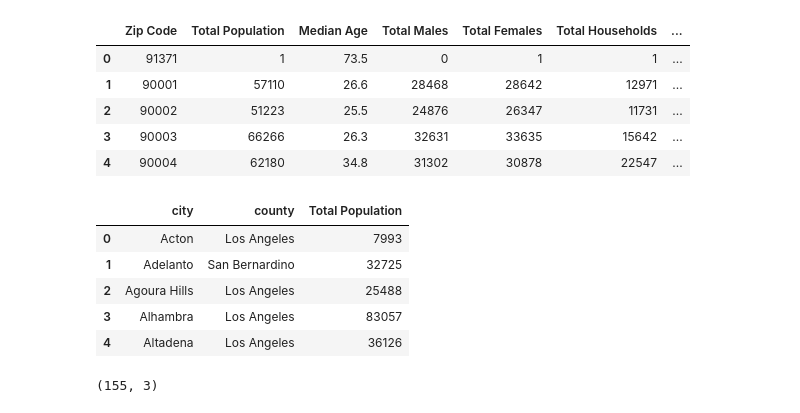
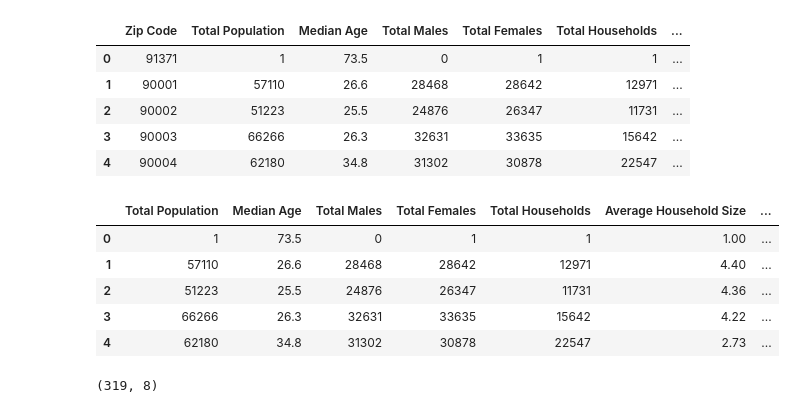
Before and after one commit to salma71/COVID_-LA, a Jupyter notebook: data_expolration.ipynb, the cells around one changed output. Cells and saved outputs as stored; diff of their text form; code cells hidden in the pictures.

```diff
--- a/data_expolration.ipynb
+++ b/data_expolration.ipynb
@@ -170,17 +170,17 @@ census.head()
 | 4 | 90004 | 62180 | 34.8 | 31302 | 30878 | 22547 | ... |
 # %%
 df1 = census.drop(columns='Zip Code')
-df1 = df1.groupby(['city', 'county'], as_index=False)['Total Population'].sum()
+# df1 = df1.groupby(['city', 'county'], as_index=False)['Total Population'].sum()
 display(df1.head())
 print(df1.shape)
 # tot = df1.merge(group_cases,how='left', left_on='county', right_on='county')
 
 # tot
 # %% [output]
-|  | city | county | Total Population |
-| 0 | Acton | Los Angeles | 7993 |
-| 1 | Adelanto | San Bernardino | 32725 |
-| 2 | Agoura Hills | Los Angeles | 25488 |
-| 3 | Alhambra | Los Angeles | 83057 |
-| 4 | Altadena | Los Angeles | 36126 |
+|  | Total Population | Median Age | Total Males | Total Females | Total Households | Average Household Size | ... |
+| 0 | 1 | 73.5 | 0 | 1 | 1 | 1.00 | ... |
+| 1 | 57110 | 26.6 | 28468 | 28642 | 12971 | 4.40 | ... |
+| 2 | 51223 | 25.5 | 24876 | 26347 | 11731 | 4.36 | ... |
+| 3 | 66266 | 26.3 | 32631 | 33635 | 15642 | 4.22 | ... |
+| 4 | 62180 | 34.8 | 31302 | 30878 | 22547 | 2.73 | ... |
-(155, 3)
+(319, 8)
```
Also changed, not shown: parts of 4 cells of this notebook.
